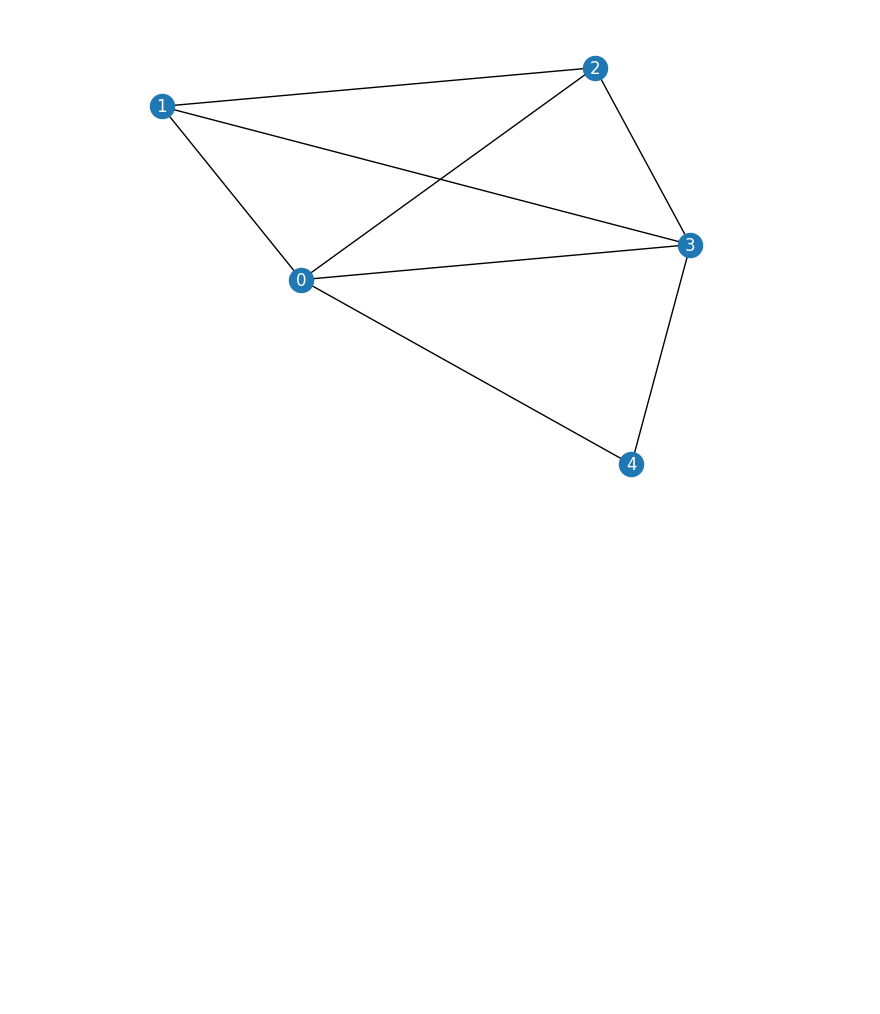
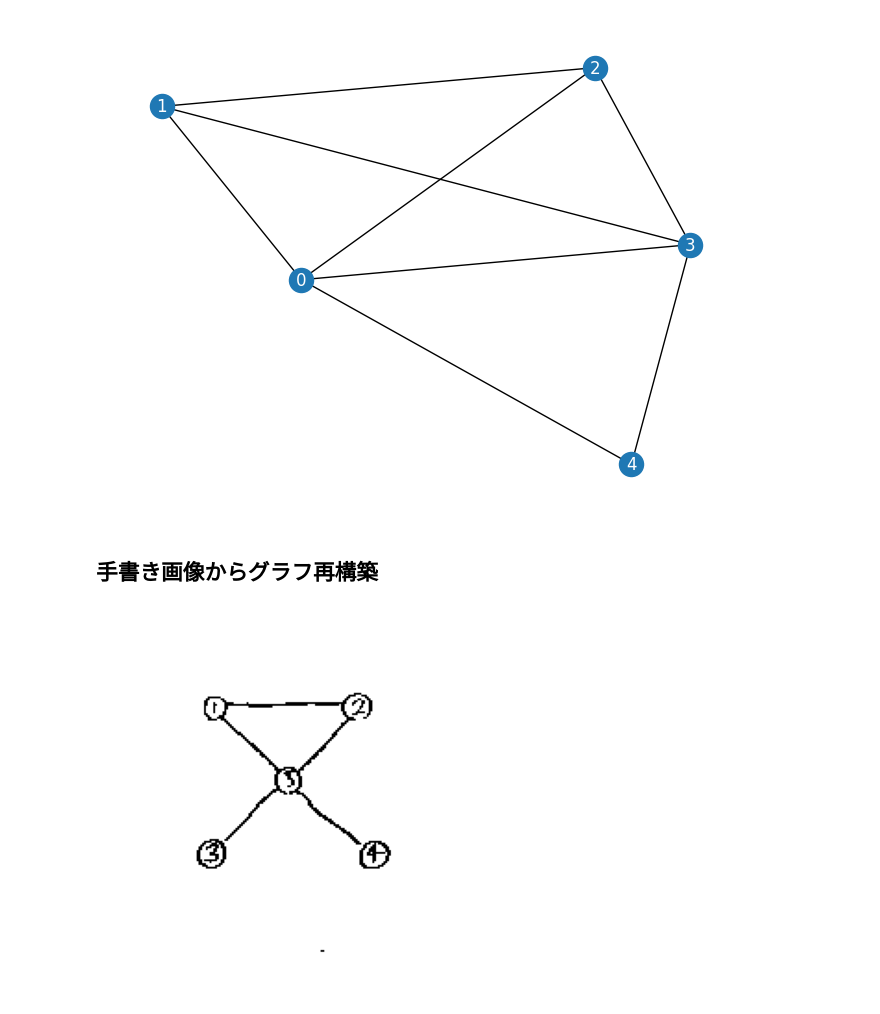
Before and after one commit to DanielOkada/graph-from-image, a Jupyter notebook: graph_from_image.ipynb, the cells around one changed output. Cells and saved outputs as stored; diff of their text form; code cells hidden in the pictures; blank space fills up the shorter version.

```diff
--- a/graph_from_image.ipynb
+++ b/graph_from_image.ipynb
@@ -936,3 +944,23 @@ plt.show()
 # %% [output]
 [figure]
 [figure]
+# %% [markdown]
+## 手書き画像からグラフ再構築
+# %%
+import cv2
+import matplotlib.pyplot as plt
+
+path = "img/tegaki1.png"
+img = cv2.imread(path, cv2.IMREAD_GRAYSCALE)
+
+resized = cv2.resize(img, (200, 200), interpolation=cv2.INTER_AREA)
+
+# 二値化 (しきい値は調整)
+_, binary = cv2.threshold(resized, 127, 255, cv2.THRESH_BINARY)
+
+# 二値化画像を表示
+plt.imshow(binary, cmap="gray")
+plt.axis("off")
+plt.show()
+# %% [output]
+[figure, added]
```
Also changed, not shown: parts of 11 cells of this notebook, 4 other files.
